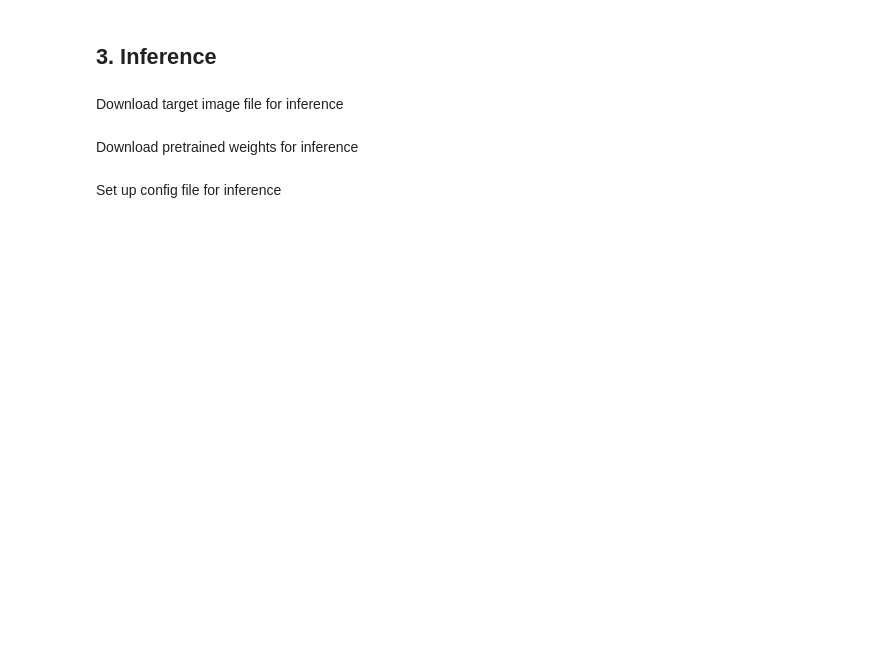
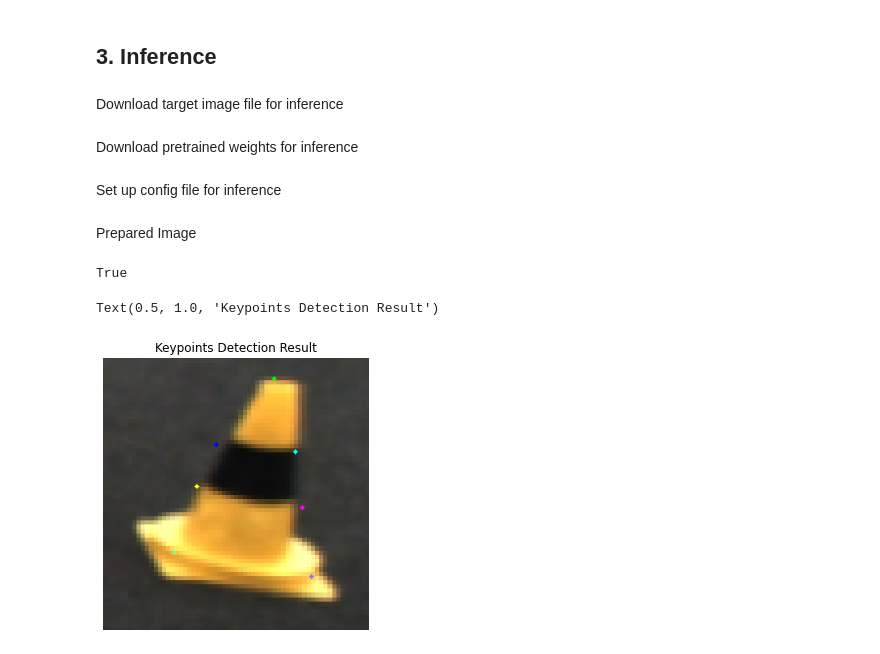
Before and after one commit to cv-core/MIT-Driverless-CV-TrainingInfra, a Jupyter notebook: RektNet/keypoints_tutorial.ipynb, the cells around one changed output. Drawn from its saved outputs; the diff is of its cells as text; code cells hidden in the pictures; blank space fills up the shorter version.

```diff
--- a/RektNet/keypoints_tutorial.ipynb
+++ b/RektNet/keypoints_tutorial.ipynb
@@ -337,3 +341,5 @@ img_size = int(80)
 output = "outputs/visualization/"
 flip = False
 rotate = False
+# %% [markdown]
+Prepared Image
@@ -340,25 +362,4 @@ rotate = False
 # %%
-output_path = output
-
-model_path = model
-
-model_filepath = model_path
-
-image_path = img
-
-image_filepath = image_path
-
-img_name = '_'.join(image_filepath.split('/')[-1].split('.')[0].split('_')[-5:])
-
-image_size = (img_size, img_size)
-
-image = cv2.imread(image_filepath)
-h, w, _ = image.shape
-
-image = prep_image(image=image,target_image_size=image_size)
-image = (image.transpose((2, 0, 1)) / 255.0)[np.newaxis, :]
-image = torch.from_numpy(image).type('torch.FloatTensor')
-
 model = KeypointNet()
 model.load_state_dict(torch.load(model_filepath).get('model'))
 model.eval()
@@ -372,10 +373,25 @@ for o in output[0][0]:
     chan /= cmax - cmin
     out = np.concatenate((out, chan), axis=0)
 cv2.imwrite(output_path + img_name + "_hm.jpg", out * 255)
-print(f'please check the output image here: {output_path + img_name + "_hm.jpg", out * 255}')
-
-
-image = cv2.imread(image_filepath)
-h, w, _ = image.shape
-
-vis_tensor_and_save(image=image, h=h, w=w, tensor_output=output[1][0].cpu().data, image_name=img_name, output_uri=output_path)
+# %% [output]
+True
+# %%
+import cv2
+%matplotlib inline
+import matplotlib.pylab as pt
+
+image = cv2.imread(image_filepath)
+h, w, _ = image.shape
+
+image = vis_tensor_and_save(image=image, h=h, w=w, tensor_output=output[1][0].cpu().data, image_name=img_name, output_uri=output_path)
+# %%
+image = cv2.cvtColor(image, cv2.COLOR_BGR2RGB)
+# %%
+pt.fig = pt.figure(figsize=(5, 5))
+
+pt.imshow(image)
+pt.axis('off')
+pt.title('Keypoints Detection Result')
+# %% [output]
+Text(0.5, 1.0, 'Keypoints Detection Result')
+[figure, added]
```
Also changed, not shown: parts of 7 cells of this notebook, 3 other files.
